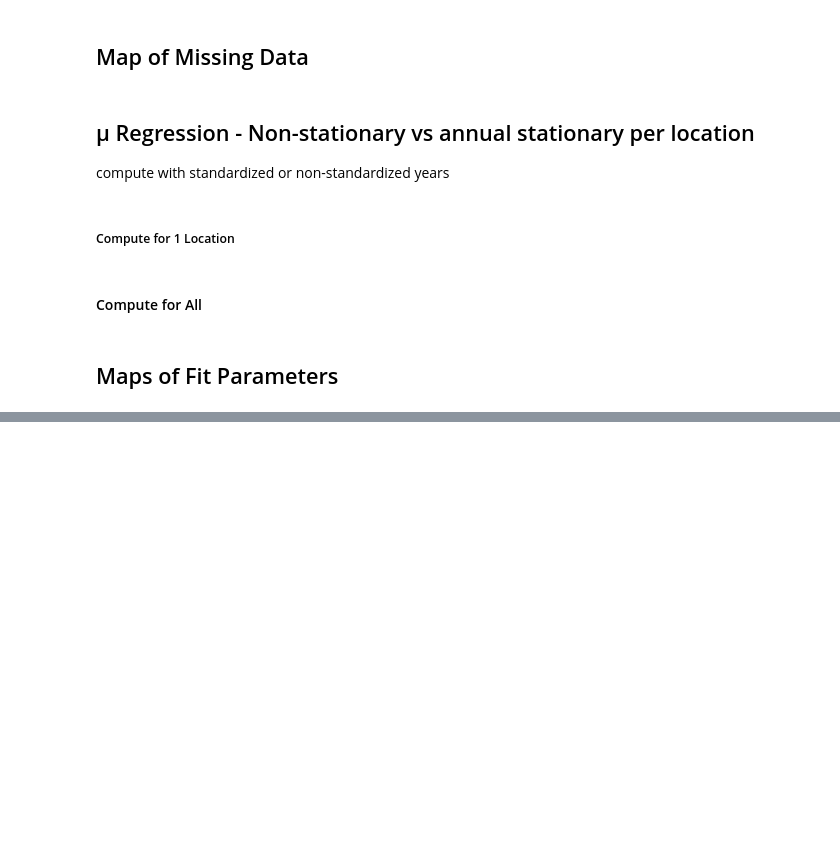
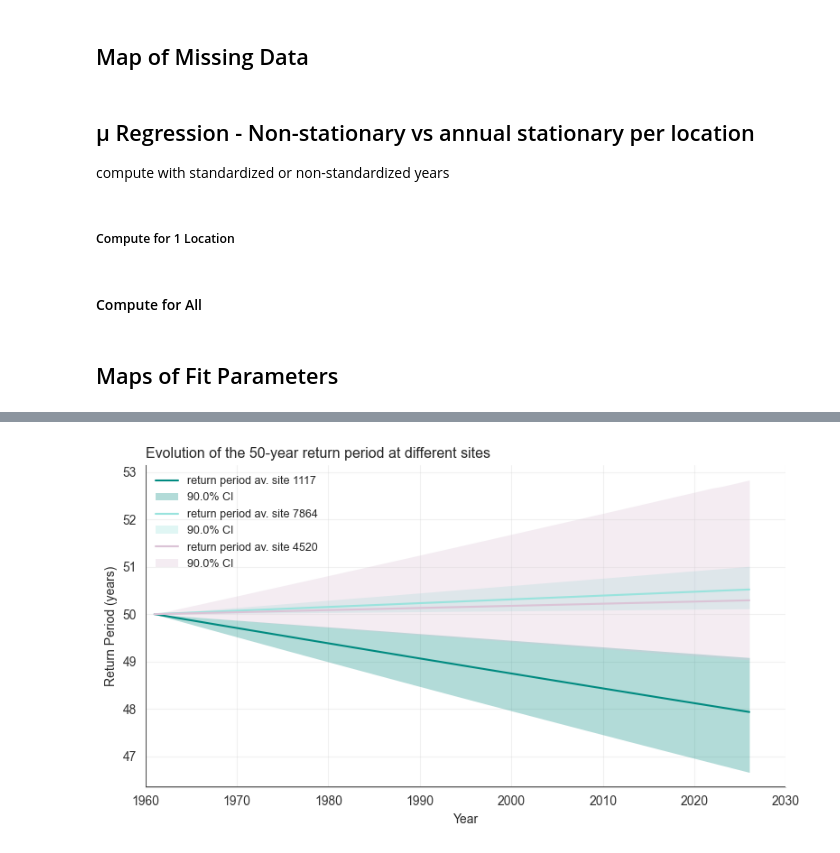
Before and after one commit to silviaelisabeth/SeaLevelExtremes, a Jupyter notebook: script/GEV_visuals.ipynb, the cells around one changed output, grey strips where cells are left out. Drawn from its saved outputs; the diff is of its cells as text; code cells hidden in the pictures; blank space fills up the shorter version.

Commit message:
visuals and use median for RP

```diff
--- a/script/GEV_visuals.ipynb
+++ b/script/GEV_visuals.ipynb
@@ -405,0 +624,14 @@ fig_map = plot_location_map(
+# %%
+# minimal return period
+ls_site_ids = [df_rp_evol.return_period_2026.idxmin()]
+# %%
+# average return period
+target = df_rp_evol.return_period_2026.mean()
+n = 1
+
+ls_site_ids.extend(
+    df_rp_evol.iloc[(df_rp_evol.return_period_2026 - target).abs().argsort()[:n]].index.to_list()
+)
+# %%
+# maximal return period (without being an outlier)
+ls_site_ids.extend([df_rp_evol[df_rp_evol.outliers == False].return_period_2026.idxmax()])
@@ -405,0 +641,57 @@ fig_map = plot_location_map(
+# %%
+rp_per_site = [(loc_id, gev.rp_uncertainty_monte_carlo(
+    params=results_nonstat_all[loc_id]['params_hat'], cov=results_nonstat_all[loc_id]['cov'],
+    years=raw_data.sim_year.unique(), mean_year=results_nonstat_all[loc_id]['years_mean'],
+    std_year=results_nonstat_all[loc_id]['years_std'], ref_year=T_EVAL_BASE, T_ref=RETURN_PERIOD_EVAL
+    )) for loc_id in ls_site_ids]
+# %%
+fig, ax = plt.subplots(figsize=(8, 4.5))
+for en, return_period_site in enumerate(rp_per_site):
+    if en != 0:
+        plot_reference = False
+    if en > len(colors_sites)+1:
+        raise ValueError('Define more colors...')
+
+    years = return_period_site[1].index
+
+    if plot_reference is True:
+        ax.axhline(
+            RETURN_PERIOD_EVAL, color='gray', lw=1, ls='--', alpha=0.6,
+            label=f"Original {RETURN_PERIOD_EVAL}-year event"
+            )
+
+    ax.plot(
+        return_period_site[1].return_period_median, color=colors_sites[en],
+        label=f"return period av. site {return_period_site[0]}"
+        )
+    ax.fill_between(
+        years, return_period_site[1].return_period_lower.values,
+        return_period_site[1].return_period_upper.values,
+        color=colors_sites[en], alpha=0.3, lw=0, label=f"{ci_level}% CI"
+        )
+
+ax.legend(frameon=False, fontsize=fs*0.9)
+ax.grid(True, alpha=0.3, color='lightgrey')
+for spine in ax.spines.values():
+    spine.set_visible(False)
+
+rest_lower = T_EVAL_BASE%10
+rest_upper = years[-1]%10
+
+ax.set_xlim(T_EVAL_BASE-rest_lower, years[-1]+(10-rest_upper))
+
+ax.axhline(y=ax.get_ylim()[0], color=axes_color, linewidth=1.2, zorder=10)
+ax.axvline(x=ax.get_xlim()[0], color=axes_color, linewidth=1.2, zorder=10)
+ax.tick_params(axis='x', colors=axes_color)
+ax.tick_params(axis='y', colors=axes_color)
+
+ax.set_xlabel('Year', fontsize=fs)
+ax.set_ylabel(f'Return Period (years)', fontsize=fs)
+ax.set_title(
+    f'Evolution of the {RETURN_PERIOD_EVAL}-year return period at different sites', fontsize=fs*1.15, loc='left'
+)
+
+sns.despine(ax=ax)
+plt.tight_layout()
+# %% [output]
+[figure, added]
```
Also changed, not shown: parts of 47 cells of this notebook, 4 other files.
